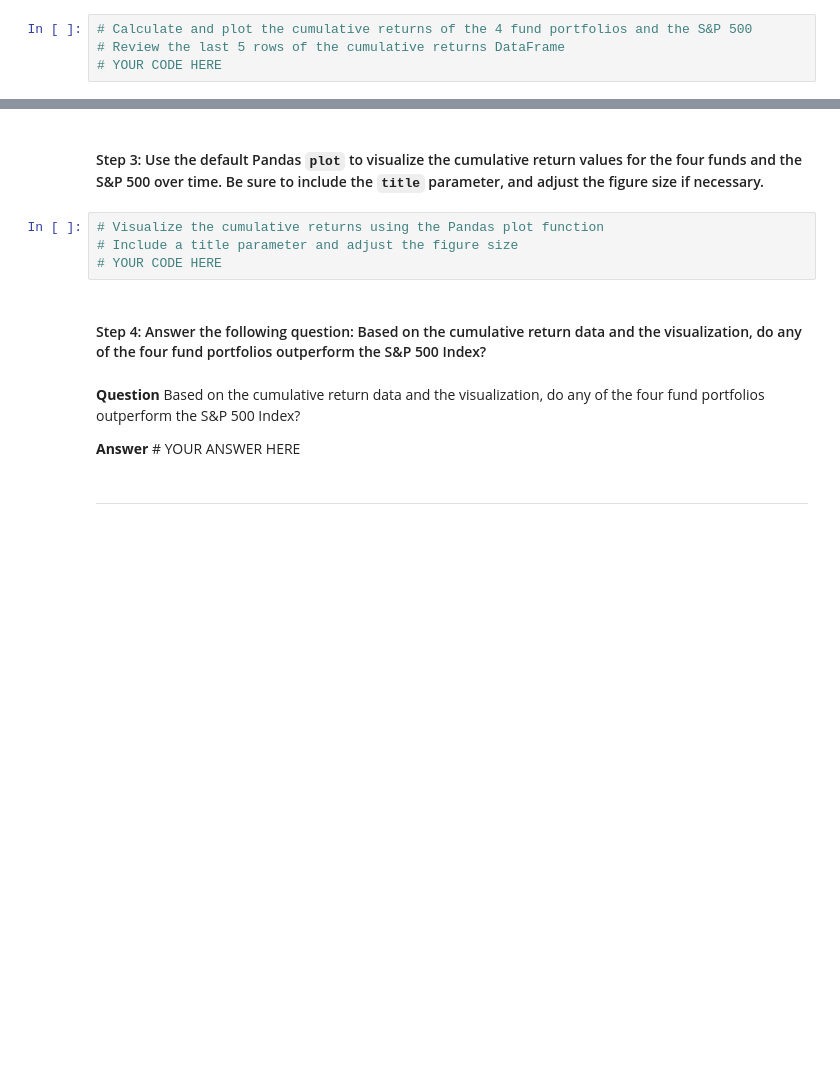
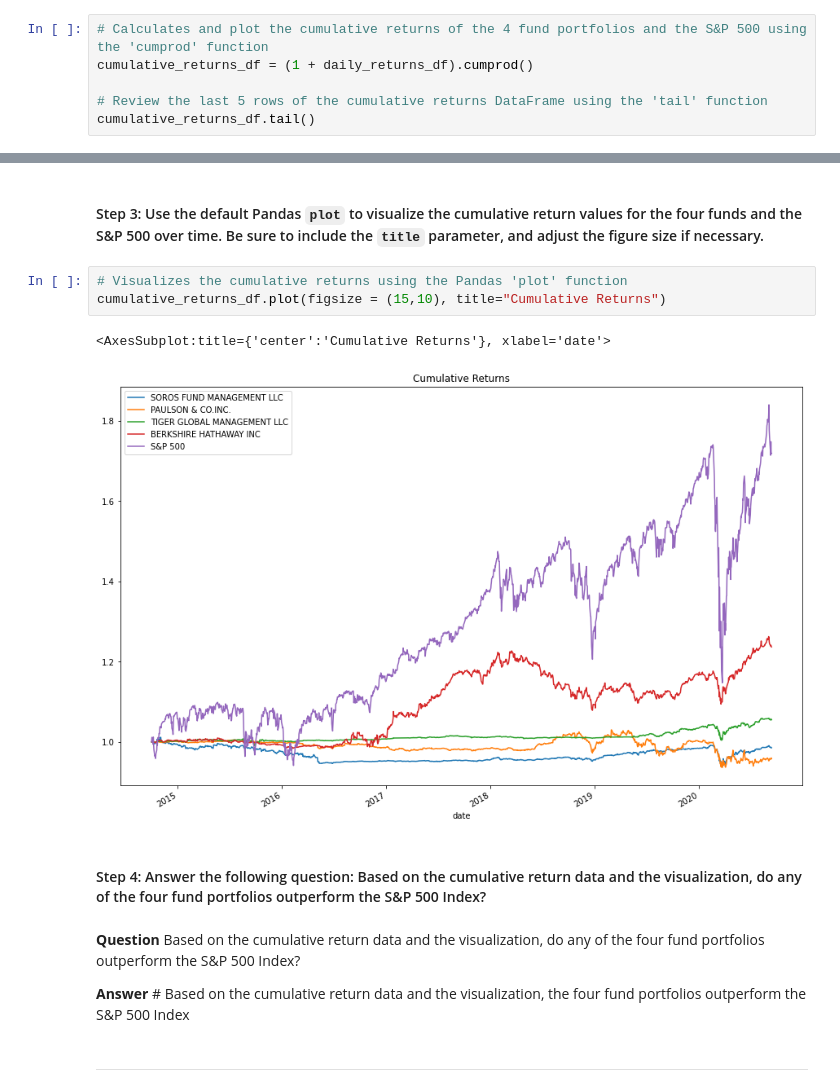
Before and after one commit to carljfrederick/whale-analysis, a Jupyter notebook: risk_return_analysis.ipynb, the cells around one changed output, grey strips where cells are left out. Drawn from its saved outputs; the diff is of its cells as text; blank space fills up the shorter version.

```diff
--- a/risk_return_analysis.ipynb
+++ b/risk_return_analysis.ipynb
@@ -158,6 +160,8 @@ Analyze the data to determine if any of the portfolios outperform the broader st
 # %% [markdown]
 #### Step 2: Use the Pandas `cumprod` function to calculate the cumulative returns for the four fund portfolios and the S&P 500. Review the last five rows of the cumulative returns DataFrame by using the Pandas `tail` function.
 # %%
-# Calculate and plot the cumulative returns of the 4 fund portfolios and the S&P 500
-# Review the last 5 rows of the cumulative returns DataFrame
-# YOUR CODE HERE
+# Calculates and plot the cumulative returns of the 4 fund portfolios and the S&P 500 using the 'cumprod' function
+cumulative_returns_df = (1 + daily_returns_df).cumprod()
+
+# Review the last 5 rows of the cumulative returns DataFrame using the 'tail' function
+cumulative_returns_df.tail()
@@ -164,15 +176,17 @@ Analyze the data to determine if any of the portfolios outperform the broader st
 # %% [markdown]
 #### Step 3: Use the default Pandas `plot` to visualize the cumulative return values for the four funds and the S&P 500 over time. Be sure to include the `title` parameter, and adjust the figure size if necessary.
 # %%
-# Visualize the cumulative returns using the Pandas plot function
-# Include a title parameter and adjust the figure size
-# YOUR CODE HERE
+# Visualizes the cumulative returns using the Pandas 'plot' function
+cumulative_returns_df.plot(figsize = (15,10), title="Cumulative Returns")
+# %% [output]
+<AxesSubplot:title={'center':'Cumulative Returns'}, xlabel='date'>
+[figure, added]
 # %% [markdown]
 #### Step 4: Answer the following question: Based on the cumulative return data and the visualization, do any of the four fund portfolios outperform the S&P 500 Index?
 # %% [markdown]
 **Question** Based on the cumulative return data and the visualization, do any of the four fund portfolios outperform the S&P 500 Index?
 
-**Answer** # YOUR ANSWER HERE
+**Answer** # Based on the cumulative return data and the visualization, the four fund portfolios outperform the S&P 500 Index
 # %% [markdown]
 ---
 # %% [markdown]
```
Also changed, not shown: parts of 4 cells of this notebook.
